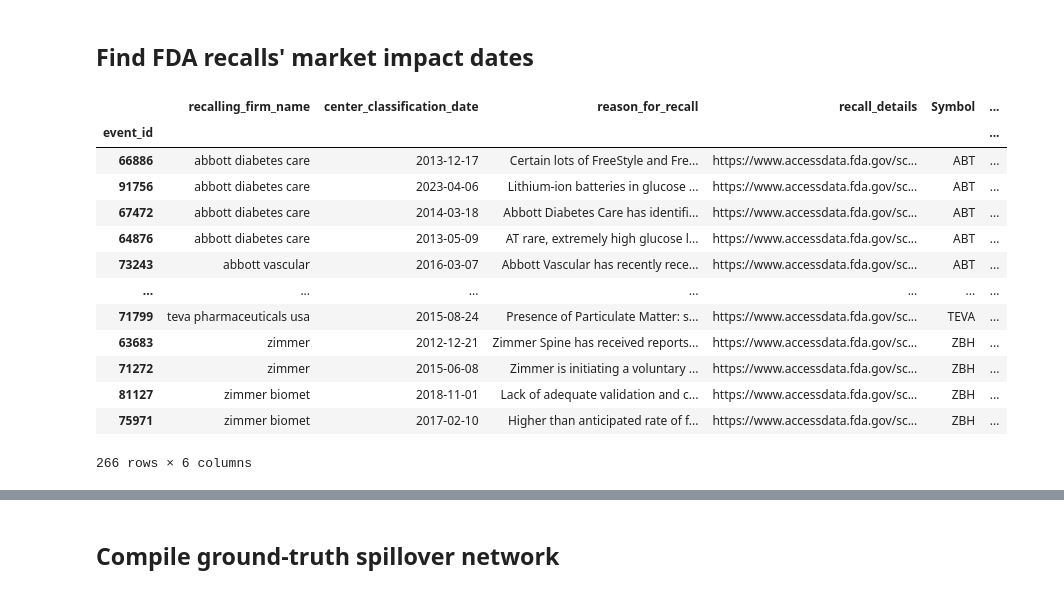
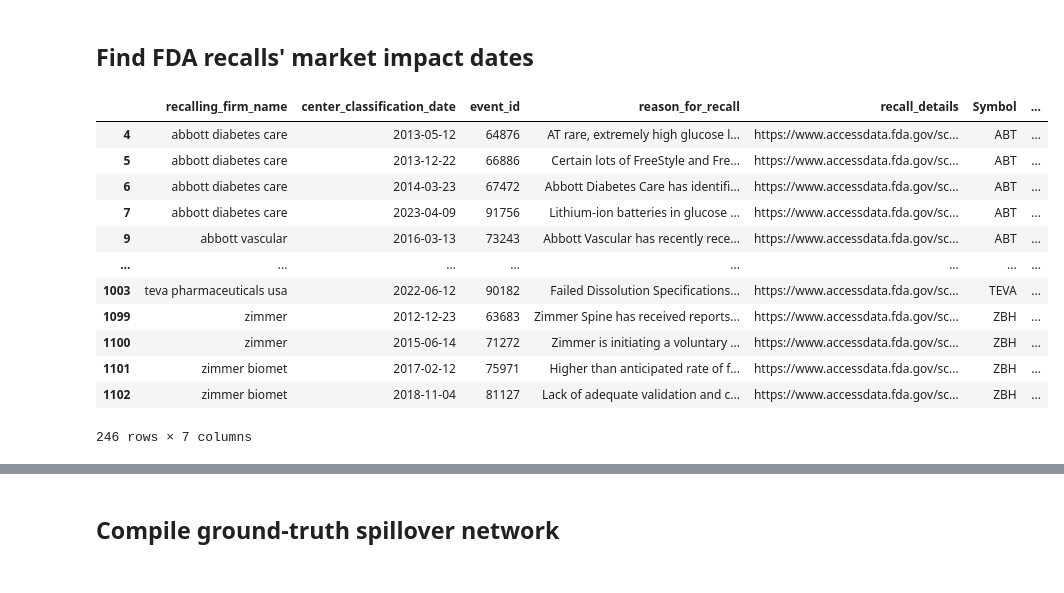
Before and after one commit to calebclayreagor/DELAY-finance, a Jupyter notebook: ground-truth-network.ipynb, the cells around one changed output, grey strips where cells are left out. Drawn from its saved outputs; the diff is of its cells as text; code cells hidden in the pictures.

```diff
--- a/ground-truth-network.ipynb
+++ b/ground-truth-network.ipynb
@@ -135,5 +114,5 @@ recalls_events
 # %%
-recalling_firm_name = recalls_events.recalling_firm_name.copy()
+recalling_firm_name = recalls_medc1.recalling_firm_name.copy()
 basename = lambda x: custom_basename(x, prepare_default_terms(), middle = True)
 for i in range(2):
     for _ in range(3): recalling_firm_name = recalling_firm_name.map(basename)
@@ -144,7 +123,6 @@ for i in range(2):
                            .str.replace(r'\s+', ' ', regex = True)
                            .str.replace(r'(?<=\b\w) (?=\w\b)', '', regex = True)
                            .str.strip())
-recalls_events['recalling_firm_name'] = recalling_firm_name.copy()
-recalls_events.sort_values('recalling_firm_name', inplace = True)
-recalls_events
+recalls_medc1['recalling_firm_name'] = recalling_firm_name.copy()
+recalls_medc1
 # %% [output]
@@ -164,0 +144,7 @@ recalls_events
+# %%
+# deduplicate events per-firm in a 1-week period
+colnames = ['event_id', 'recalling_firm_name', datecol,
+            'reason_for_recall', 'recall_details']
+recalls_events = (recalls_medc1.loc[:, colnames].groupby(
+    [colnames[1], pd.Grouper(key = datecol, freq = 'W')])
+    .last().reset_index()); recalls_events
@@ -246,9 +245,7 @@ recalls_symbols
 | zimmer | ZBH |
 | zimmer biomet | ZBH |
 # %%
-recalls_events = recalls_events.join(
-    other = recalls_symbols,
-    on = 'recalling_firm_name',
-    how = 'inner')
+recalls_events = recalls_events.join(other = recalls_symbols,
+                    on = 'recalling_firm_name', how = 'inner')
 recalls_events
 # %% [output]
@@ -273,9 +269,9 @@ start_date, end_date = '2009-01-01', '2023-12-31'
 ix = pd.date_range(start_date, end_date, freq = 'B')
 cols = nasdaq_stocks.Symbol.copy()
 X = pd.DataFrame(index = ix, columns = cols, dtype = np.float64)
-datadir = os.path.join(datadir, 'stocks')
+datadir_stocks = os.path.join(datadir, 'stocks')
 for col in X.columns:
-    pth = os.path.join(datadir, col + '.csv')
+    pth = os.path.join(datadir_stocks, col + '.csv')
     df = pd.read_csv(pth, header = [0, 1, 2], index_col = 0)
     df.index = pd.to_datetime(df.index)
     X[col] = df['Adj Close']
@@ -298,33 +294,32 @@ R = R.sub(R.mean(1), 0); R
 # %% [markdown]
 ## Find FDA recalls' market impact dates
 # %%
-days_window, days_baseline, z_thresh = 60, 3*360, 3
+days_window, days_baseline, z_thresh = 90, 3*360, 3
 recalls_events['market_impact_date'] = pd.NaT
 for ix in recalls_events.index:
     symbol = recalls_events.loc[ix].Symbol
     win_end = recalls_events.loc[ix, datecol]
     win_start = win_end - pd.Timedelta(days = days_window)
     bl_start = win_start - pd.Timedelta(days = days_baseline)
     Rwin = R.loc[win_start : win_end, symbol]
     Rbl = R.loc[bl_start : win_start, symbol]
     z = (Rwin - Rbl.mean()) / Rbl.std()
     dt_impact = Rwin.index[z < -z_thresh].max()
     recalls_events.loc[ix, 'market_impact_date'] = dt_impact
 recalls_events
 # %% [output]
-|  | recalling_firm_name | center_classification_date | reason_for_recall | recall_details | Symbol | ... |
-| event_id |  |  |  |  |  | ... |
-| 66886 | abbott diabetes care | 2013-12-17 | Certain lots of FreeStyle and Fre... | https://www.accessdata.fda.gov/sc... | ABT | ... |
-| 91756 | abbott diabetes care | 2023-04-06 | Lithium-ion batteries in glucose ... | https://www.accessdata.fda.gov/sc... | ABT | ... |
-| 67472 | abbott diabetes care | 2014-03-18 | Abbott Diabetes Care has identifi... | https://www.accessdata.fda.gov/sc... | ABT | ... |
-| 64876 | abbott diabetes care | 2013-05-09 | AT rare, extremely high glucose l... | https://www.accessdata.fda.gov/sc... | ABT | ... |
-| 73243 | abbott vascular | 2016-03-07 | Abbott Vascular has recently rece... | https://www.accessdata.fda.gov/sc... | ABT | ... |
-| ... | ... | ... | ... | ... | ... | ... |
-| 71799 | teva pharmaceuticals usa | 2015-08-24 | Presence of Particulate Matter: s... | https://www.accessdata.fda.gov/sc... | TEVA | ... |
-| 63683 | zimmer | 2012-12-21 | Zimmer Spine has received reports... | https://www.accessdata.fda.gov/sc... | ZBH | ... |
-| 71272 | zimmer | 2015-06-08 | Zimmer is initiating a voluntary ... | https://www.accessdata.fda.gov/sc... | ZBH | ... |
-| 81127 | zimmer biomet | 2018-11-01 | Lack of adequate validation and c... | https://www.accessdata.fda.gov/sc... | ZBH | ... |
-| 75971 | zimmer biomet | 2017-02-10 | Higher than anticipated rate of f... | https://www.accessdata.fda.gov/sc... | ZBH | ... |
+|  | recalling_firm_name | center_classification_date | event_id | reason_for_recall | recall_details | Symbol | ... |
+| 4 | abbott diabetes care | 2013-05-12 | 64876 | AT rare, extremely high glucose l... | https://www.accessdata.fda.gov/sc... | ABT | ... |
+| 5 | abbott diabetes care | 2013-12-22 | 66886 | Certain lots of FreeStyle and Fre... | https://www.accessdata.fda.gov/sc... | ABT | ... |
+| 6 | abbott diabetes care | 2014-03-23 | 67472 | Abbott Diabetes Care has identifi... | https://www.accessdata.fda.gov/sc... | ABT | ... |
+| 7 | abbott diabetes care | 2023-04-09 | 91756 | Lithium-ion batteries in glucose ... | https://www.accessdata.fda.gov/sc... | ABT | ... |
+| 9 | abbott vascular | 2016-03-13 | 73243 | Abbott Vascular has recently rece... | https://www.accessdata.fda.gov/sc... | ABT | ... |
+| ... | ... | ... | ... | ... | ... | ... | ... |
+| 1003 | teva pharmaceuticals usa | 2022-06-12 | 90182 | Failed Dissolution Specifications... | https://www.accessdata.fda.gov/sc... | TEVA | ... |
+| 1099 | zimmer | 2012-12-23 | 63683 | Zimmer Spine has received reports... | https://www.accessdata.fda.gov/sc... | ZBH | ... |
+| 1100 | zimmer | 2015-06-14 | 71272 | Zimmer is initiating a voluntary ... | https://www.accessdata.fda.gov/sc... | ZBH | ... |
+| 1101 | zimmer biomet | 2017-02-12 | 75971 | Higher than anticipated rate of f... | https://www.accessdata.fda.gov/sc... | ZBH | ... |
+| 1102 | zimmer biomet | 2018-11-04 | 81127 | Lack of adequate validation and c... | https://www.accessdata.fda.gov/sc... | ZBH | ... |
-266 rows × 6 columns
+246 rows × 7 columns
 # %%
 recalls_events = recalls_events.loc[~recalls_events.market_impact_date.isna()]
```
Also changed, not shown: parts of 18 cells of this notebook, 3 other files.
